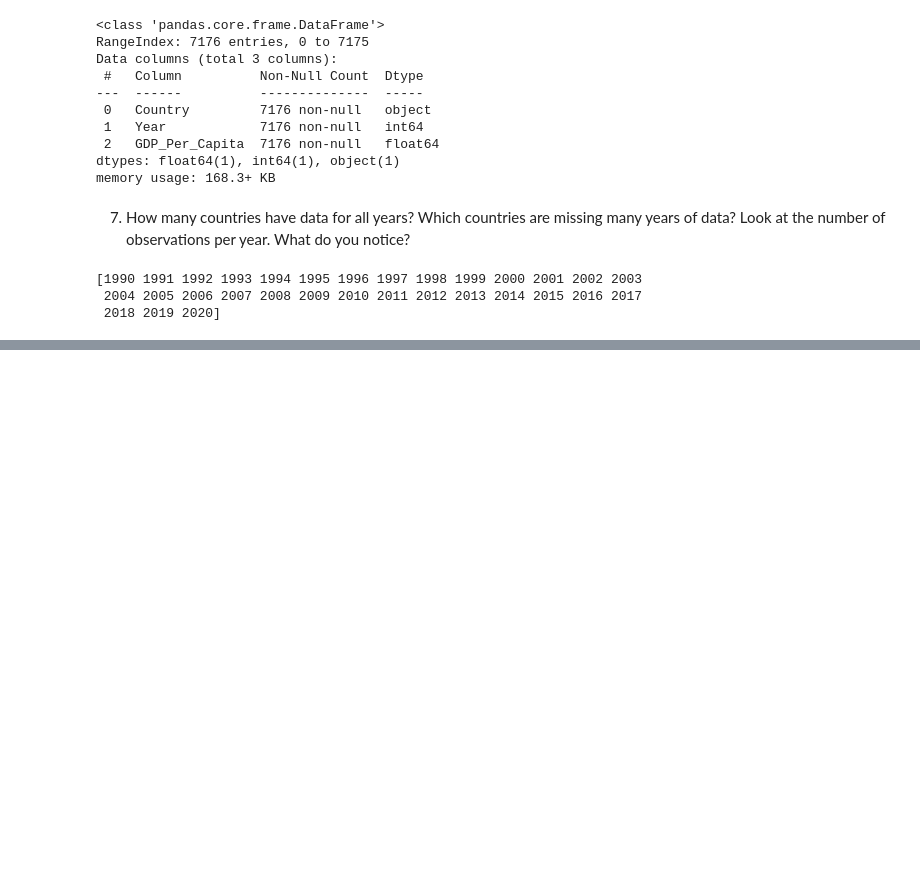
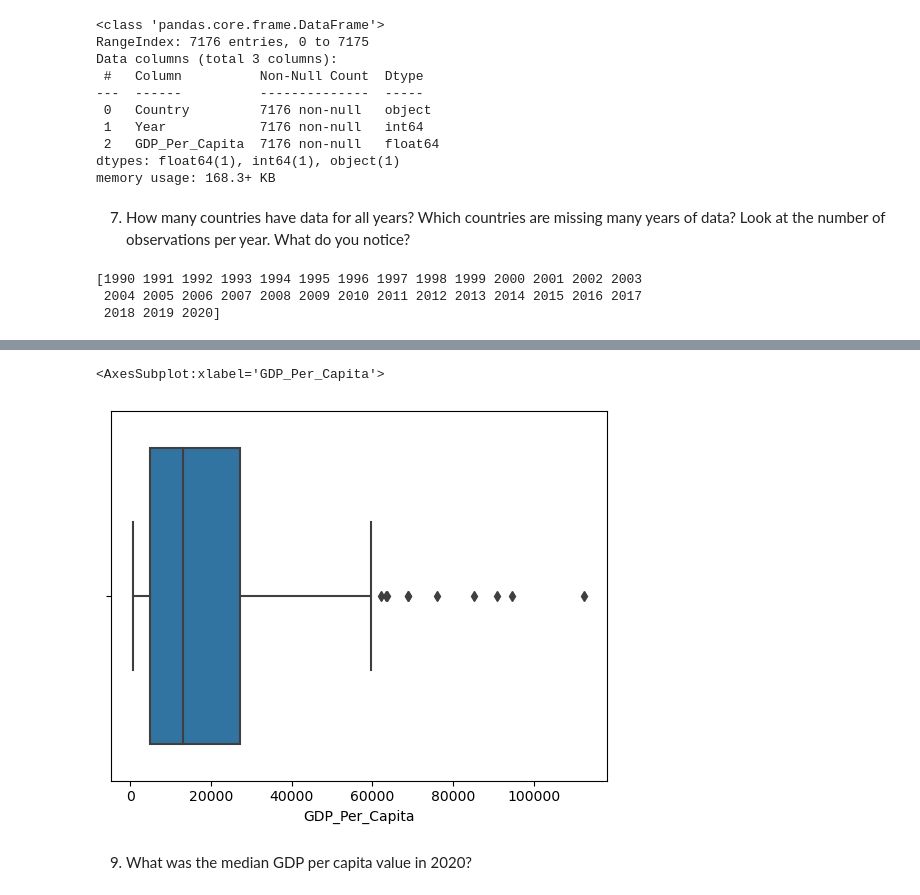
Before and after one commit to Brf0001/gdp-and-internet-usage-Brf0001, a Jupyter notebook: notebook/real_un_project.ipynb, the cells around one changed output, grey strips where cells are left out. Drawn from its saved outputs; the diff is of its cells as text; code cells hidden in the pictures; blank space fills up the shorter version.

```diff
--- a/notebook/real_un_project.ipynb
+++ b/notebook/real_un_project.ipynb
@@ -96,0 +75,7 @@ print(counts_test)
+# %%
+sns.boxplot(graph_gdp['GDP_Per_Capita'])
+# %% [output]
+<AxesSubplot:xlabel='GDP_Per_Capita'>
+[figure, added]
+# %% [markdown]
+9. What was the median GDP per capita value in 2020?
```
Also changed, not shown: parts of 7 cells of this notebook.
